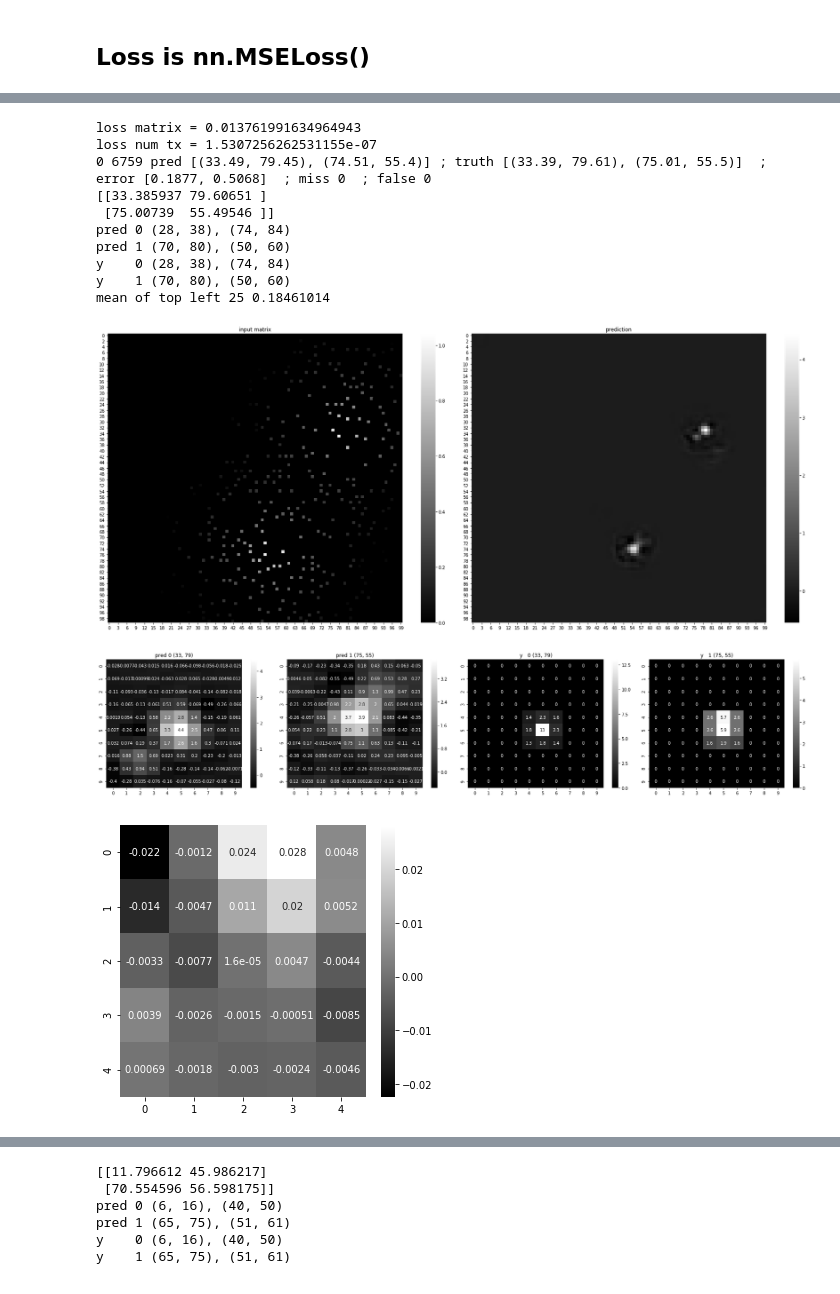
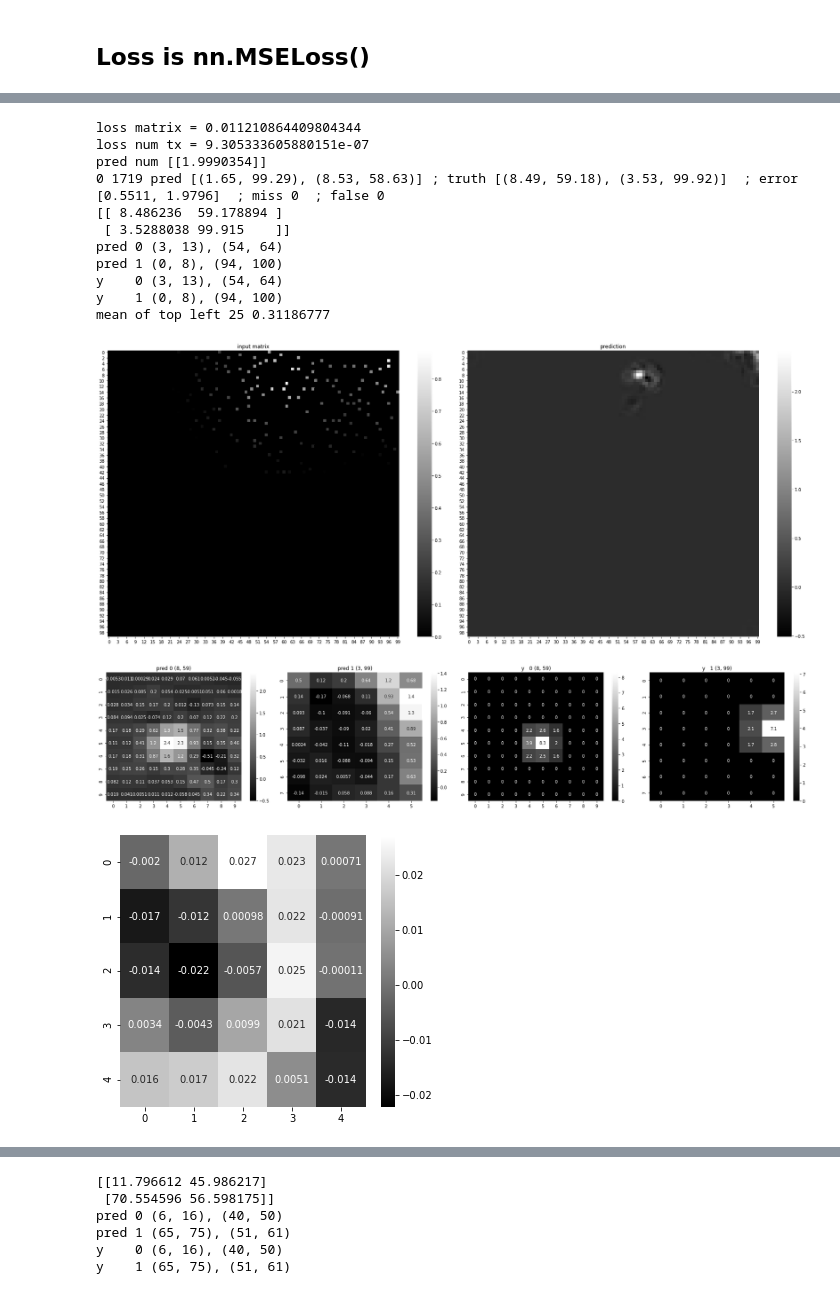
Before and after one commit to caitaozhan/deeplearning-localization, a Jupyter notebook: CNN-translation-multi-min-dist.ipynb, the cells around one changed output, grey strips where cells are left out. Drawn from its saved outputs; the diff is of its cells as text; code cells hidden in the pictures.

```diff
--- a/CNN-translation-multi-min-dist.ipynb
+++ b/CNN-translation-multi-min-dist.ipynb
@@ -316,19 +295,11 @@ NetTranslation2(
 ## Loss is nn.MSELoss()
 # %%
 def make_zeros(batch=32, length=100):
+    '''for the regulation in the loss function
+    '''
     zeros = []
     for _ in range(batch):
         zero = np.zeros((length, length))
         zero = np.expand_dims(zero, 0)
         zeros.append(zero)
     return torch.as_tensor(zeros).to(torch.device('cuda'))
-# %%
-a = [1,2]
-b = [4,5]
-c = [1,2]
-d = [4,5]
-e = [a, b]
-f = [c, d]
-f.extend(e)
-
-plt.plot(f)
@@ -542,8 +500,9 @@ error 0.6163515625 0.42199777472465255
 miss  0.0 0.0
 false 0.0 0.0
 # %%
+# OBSERVATION: big errors happens in the edge and corners.
+
 for indx, errors, miss, false in zip(test_index, test_errors, test_misses, test_falses):
-    if max(errors) > 1 or miss > 0 or false > 0:
+    if max(errors) > 3 or miss > 0 or false > 0:
         print(indx, errors, miss, false)
-#     print(indx, error, miss, false)
 # %% [output]
@@ -607,19 +576,13 @@ def myplot2(pred, y, y_float):
 # %%
 # Test for one sample
 
-# idx = 10318
-# idx = 18485
-# idx = 12630
-# idx = 8373
-# idx = 1050
-# idx = 5926
-# idx = 11592
-# idx = 8454
-# idx = 10244
-# idx = 12174
-# idx = 11924
-# idx = 11190
-idx = 6759
+# idx = 3312
+# idx = 5296
+# idx = 798
+# idx = 198
+idx = 1719
+# idx = 199
+# idx = 7200
 
 def one_sample(idx):
     device = torch.device('cuda')
@@ -637,46 +600,48 @@ def one_sample(idx):
     pred_matrix, pred_ntx = model(X)
 
     loss_matrix = criterion1(pred_matrix, y)
     loss_num_tx = criterion2(pred_ntx, y_num)
     print('loss matrix =', loss_matrix.item())
     print('loss num tx =', loss_num_tx.item())
 
     pred_matrix = pred_matrix.data.cpu().numpy()
     pred_ntx    = pred_ntx.data.cpu().numpy()
+    print('pred num', pred_ntx)
     errors, misses, falses = Metrics.localization_error_image_continuous(pred_matrix.copy(), pred_ntx, y_f, indx, Default.grid_length, debug=True)
 
     pred_matrix = pred_matrix[0][0]
     fig, axs = plt.subplots(1, 2, figsize=(24, 10))
     X = X[0][0].data.cpu().numpy()
     sns.heatmap(X, cmap='gray', ax=axs[0])
     axs[0].set_title('input matrix')
     sns.heatmap(pred_matrix, cmap='gray', ax=axs[1])
     axs[1].set_title('prediction')
     plt.tight_layout()
     np.savetxt('test.txt', pred_matrix)
     y = y.data.cpu().numpy()[0][0]
     y_f = y_f[0]
     myplot2(pred_matrix, y, y_f)
 
     fig, ax = plt.subplots(figsize=(5.5, 5))
     sns.heatmap(pred_matrix[:5, :5], cmap='gray', ax=ax, annot=True)
     print('mean of top left 25', np.sum(np.abs(pred_matrix[:5, :5])))
 
 one_sample(idx)
 # %% [output]
-loss matrix = 0.013761991634964943
-loss num tx = 1.5307256262531155e-07
-0 6759 pred [(33.49, 79.45), (74.51, 55.4)] ; truth [(33.39, 79.61), (75.01, 55.5)]  ; error [0.1877, 0.5068]  ; miss 0  ; false 0
-[[33.385937 79.60651 ]
- [75.00739  55.49546 ]]
-pred 0 (28, 38), (74, 84)
-pred 1 (70, 80), (50, 60)
-y    0 (28, 38), (74, 84)
-y    1 (70, 80), (50, 60)
-mean of top left 25 0.18461014
+loss matrix = 0.011210864409804344
+loss num tx = 9.305333605880151e-07
+pred num [[1.9990354]]
+0 1719 pred [(1.65, 99.29), (8.53, 58.63)] ; truth [(8.49, 59.18), (3.53, 99.92)]  ; error [0.5511, 1.9796]  ; miss 0  ; false 0
+[[ 8.486236  59.178894 ]
+ [ 3.5288038 99.915    ]]
+pred 0 (3, 13), (54, 64)
+pred 1 (0, 8), (94, 100)
+y    0 (3, 13), (54, 64)
+y    1 (0, 8), (94, 100)
+mean of top left 25 0.31186777
-[figure, old version]
+[figure, new version]
-[figure, old version]
+[figure, new version]
-[figure, old version]
+[figure, new version]
 # %%
 # Test for one random batch
 
```
Also changed, not shown: parts of 21 cells of this notebook, 2 other files.
